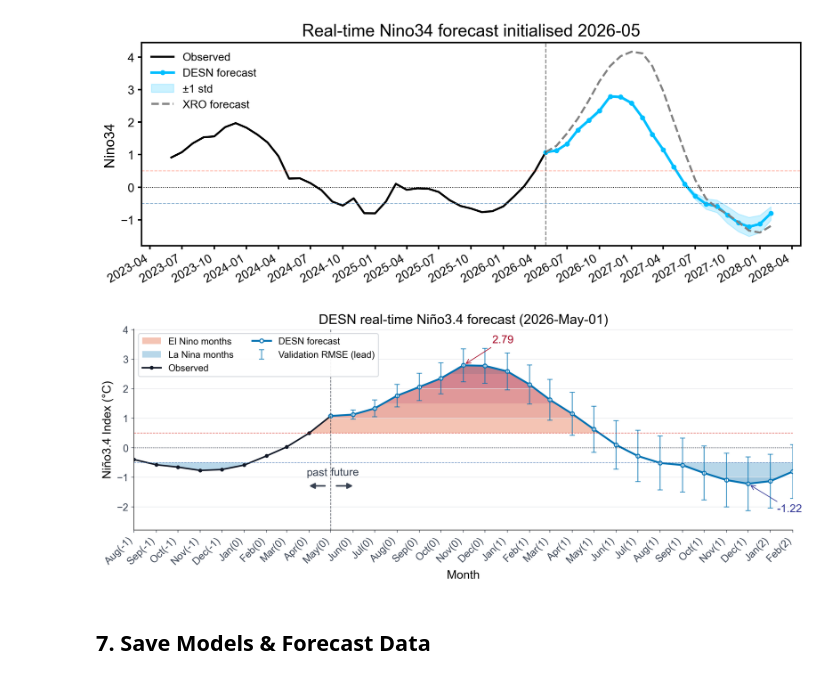
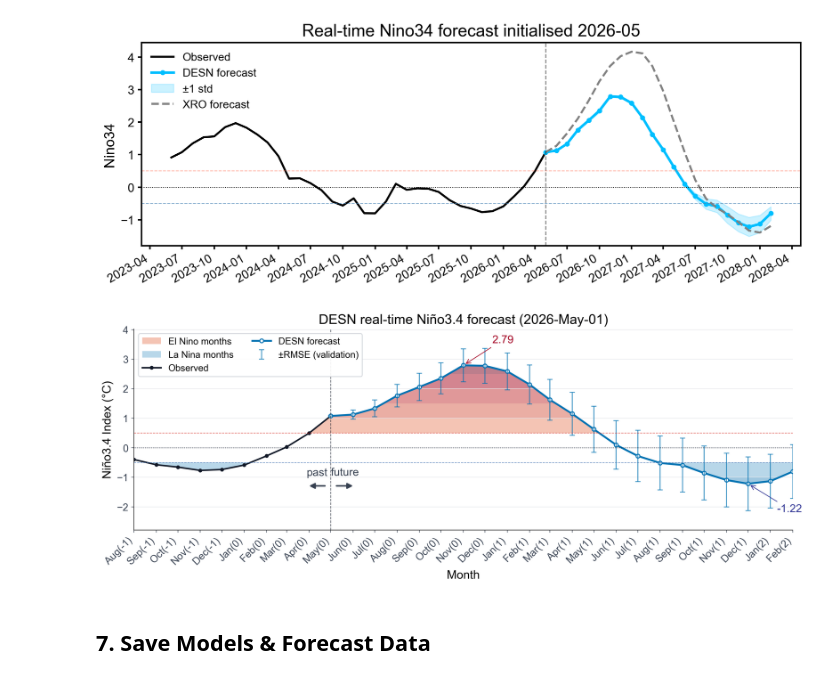
Before and after one commit to zhangzejing/RC-ENSO, a Jupyter notebook: forecast/forecast_real_time_v2.ipynb, the cells around one changed output. Drawn from its saved outputs; the diff is of its cells as text; code cells hidden in the pictures.

```diff
--- a/forecast/forecast_real_time_v2.ipynb
+++ b/forecast/forecast_real_time_v2.ipynb
@@ -759,7 +759,7 @@ def plot_realtime_forecast_styled(ds_history, TS_history, forecast_mean, forecas
     if forecast_yerr is not None:
         ax.errorbar(forecast_times, forecast_mean[:, mode_idx], yerr=forecast_yerr,
                     fmt='none', ecolor='#0072B2', elinewidth=1.1, capsize=3, alpha=0.75,
-                    label='Validation RMSE (lead)')
+                    label='±RMSE (validation)')
 
     ax.axhline(0, color='#111827', linewidth=0.7, linestyle=':')
     ax.axhline(0.5, color='#d73027', linewidth=0.7, linestyle='--', alpha=0.75)
@@ -777,34 +777,34 @@ def plot_realtime_forecast_styled(ds_history, TS_history, forecast_mean, forecas
 
     tick_times = pd.date_range(plot_times[0], plot_times[-1], freq='MS')
     ax.set_xticks(tick_times)
     ax.set_xticklabels([month_year_label(ts, base_month) for ts in tick_times], rotation=45, ha='right', fontsize=12)
 
     ax.set_title(title, fontsize=16)
     ax.set_ylabel('Niño3.4 Index (°C)', fontsize=14)
     ax.set_xlabel('Month', fontsize=14)
     ax.set_xlim(plot_times[0], plot_times[-1])
     for spine in ['top', 'right']:
         ax.spines[spine].set_visible(False)
     for spine in ['left', 'bottom']:
         ax.spines[spine].set_linewidth(0.6)
     ax.tick_params(axis='both', width=0.6, length=3, colors='#374151', labelsize=12)
     ax.grid(axis='y', color='#e5e7eb', linewidth=0.6)
     ax.legend(loc='upper left', frameon=True, facecolor='white', edgecolor='#d1d5db',
               framealpha=0.92, ncol=2, fontsize=11)
     plt.tight_layout()
     return fig, ax
 
 
 # ── Real-time forecast figure with validation-RMSE error bars ────────────────
 main_title = f'DESN real-time Niño3.4 forecast ({date_label(REALTIME_START)})'
 fig, ax = plot_realtime_forecast_styled(
     ds_full_to_latest, TS_full, rt_mean, forecast_times,
     REALTIME_START, mode_names, plot_mode=PLOT_MODE,
     history_months=PLOT_HISTORY_MONTHS, forecast_yerr=forecast_yerr,
     title=main_title)
 plt.show()
 # %% [output]
-[figure, old version]
+[figure, new version]
 # %% [markdown]
 ## 7. Save Models & Forecast Data
 # %%
```
